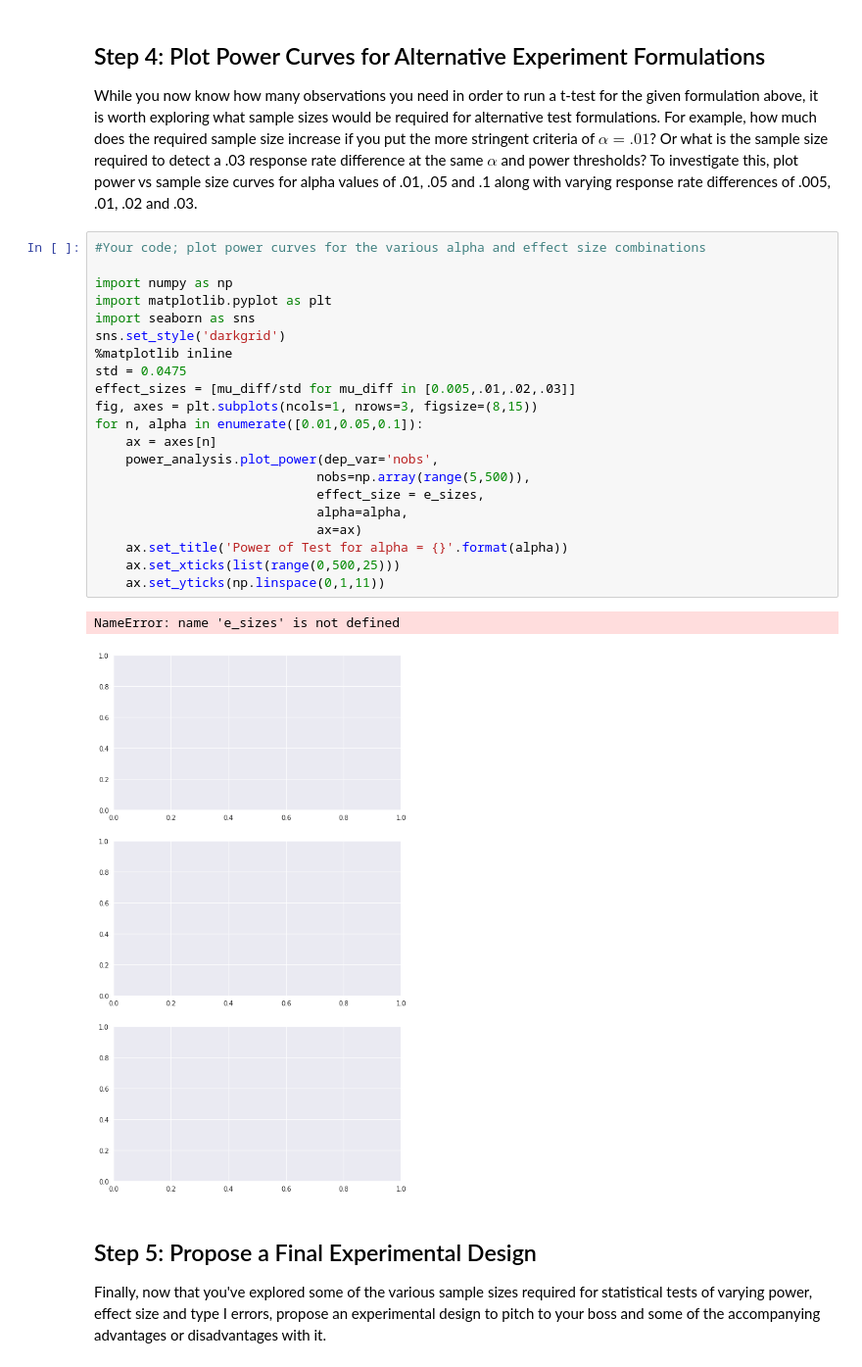
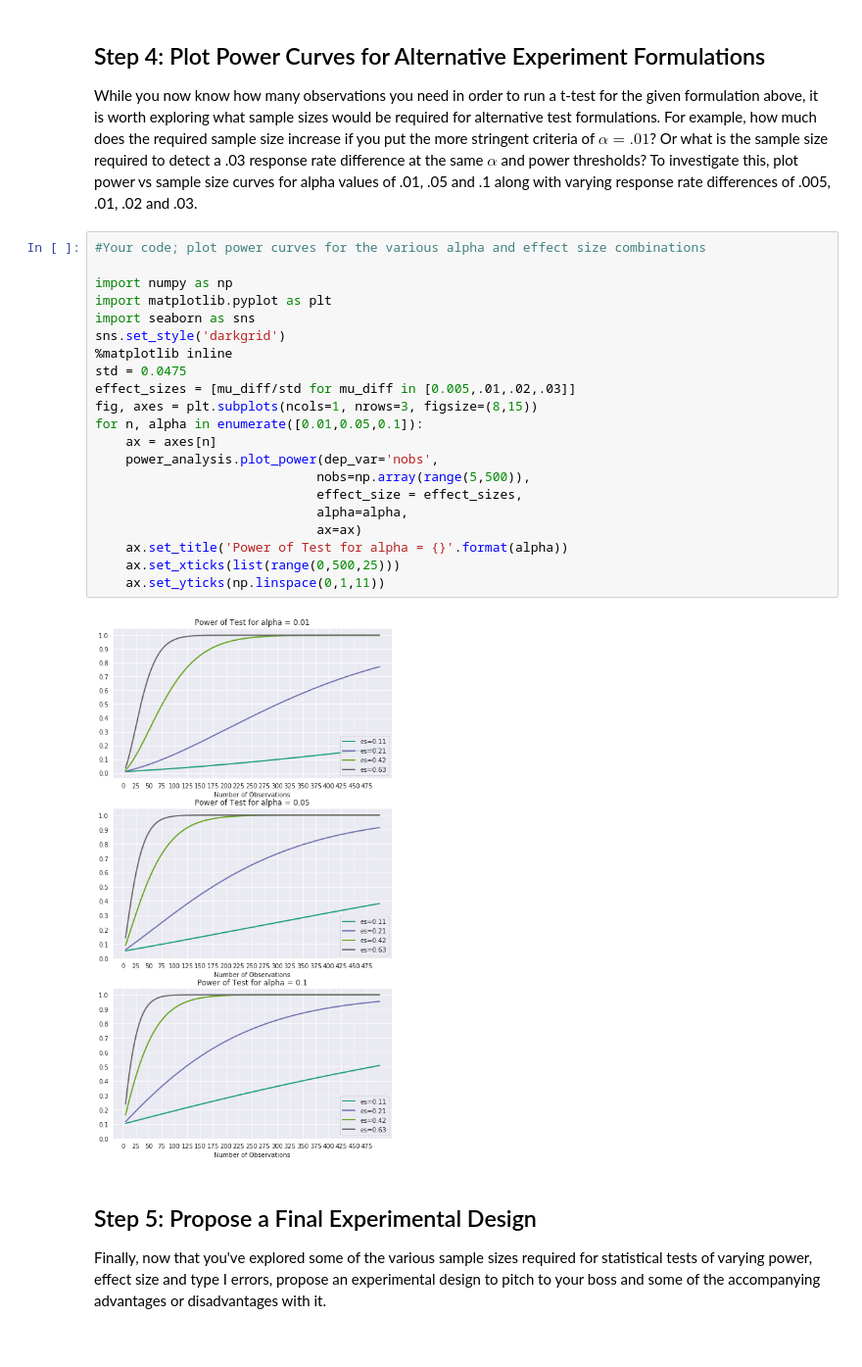
Before and after one commit to jmt0221/dsc-ab-testing-lab-nyc-ds-082619, a Jupyter notebook: index.ipynb, the cells around one changed output. Shown: that part at 98% size. Saved outputs shown, nothing was run; the diff lists cells and outputs as text.

```diff
--- a/index.ipynb
+++ b/index.ipynb
@@ -49,27 +49,26 @@ While you now know how many observations you need in order to run a t-test for t
 # %%
 #Your code; plot power curves for the various alpha and effect size combinations
 
 import numpy as np
 import matplotlib.pyplot as plt
 import seaborn as sns
 sns.set_style('darkgrid')
 %matplotlib inline
 std = 0.0475
 effect_sizes = [mu_diff/std for mu_diff in [0.005,.01,.02,.03]]
 fig, axes = plt.subplots(ncols=1, nrows=3, figsize=(8,15))
 for n, alpha in enumerate([0.01,0.05,0.1]):
     ax = axes[n]
     power_analysis.plot_power(dep_var='nobs',
                              nobs=np.array(range(5,500)),
-                             effect_size = e_sizes,
+                             effect_size = effect_sizes,
                              alpha=alpha,
                              ax=ax)
     ax.set_title('Power of Test for alpha = {}'.format(alpha))
     ax.set_xticks(list(range(0,500,25)))
     ax.set_yticks(np.linspace(0,1,11))
 # %% [output]
-NameError: name 'e_sizes' is not defined
-[figure, old version]
+[figure, new version]
 # %% [markdown]
 ## Step 5: Propose a Final Experimental Design
 
```
